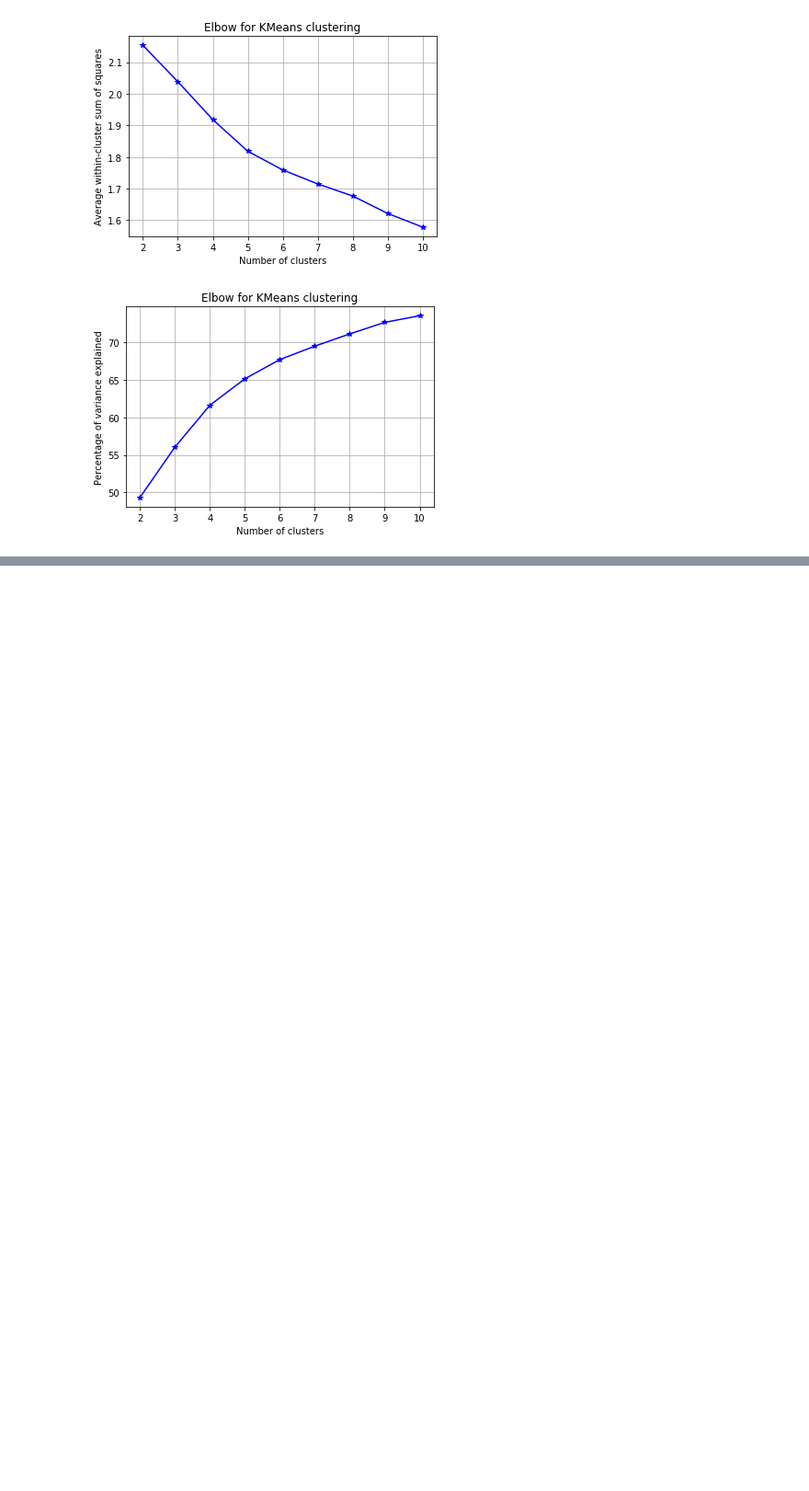
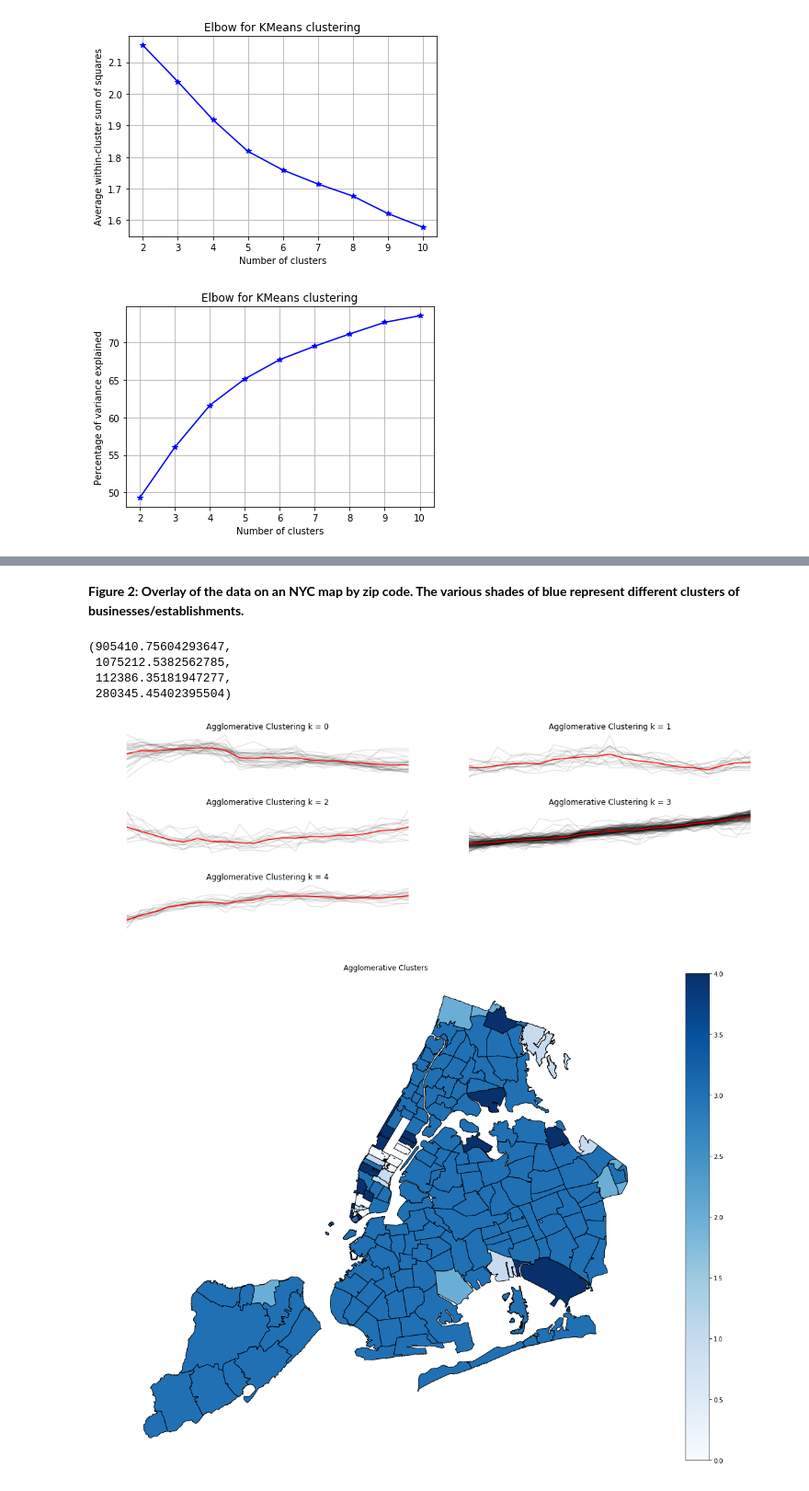
Before and after one commit to charlie-moffett/PUI2017_cm4698, a Jupyter notebook: HW11_cm4698/Assignment1_cm4698.ipynb, the cells around one changed output, grey strips where cells are left out. Shown: that part at 92% size. Saved outputs shown, nothing was run; the diff lists cells and outputs as text; code cells hidden in the pictures; blank space fills up the shorter version.

```diff
--- a/HW11_cm4698/Assignment1_cm4698.ipynb
+++ b/HW11_cm4698/Assignment1_cm4698.ipynb
@@ -191,0 +269,30 @@ For n_clusters = 10 The average silhouette_score is : 0.150430762634
+# %% [markdown]
+__Figure 2: Overlay of the data on an NYC map by zip code. The various shades of blue represent different clusters of businesses/establishments.__
+# %%
+# 6. Compare the results of the 2 algorithms
+
+fig = pl.figure(figsize=(15,5))
+
+for k in range(n):
+    ax = fig.add_subplot(3,2,k+1)
+    cluster = df_stan[df_stan['AGCLABEL'] == k]
+    ax.plot(cluster.iloc[:,:-2].T, c='k', alpha=0.1)
+    ax.plot(cluster.iloc[:,:-2].mean(), c='r')
+    ax.set_title("Agglomerative Clustering k = {}".format(str(k)))
+    ax.axis('off')
+
+pl.tight_layout()
+
+fig2 = pl.figure(figsize=(20,15))
+ax2 = fig2.add_subplot(111)
+
+geo_cluster.plot(ax=ax2, column='AGCLABEL', cmap='Blues', edgecolor='k', lw=1, legend=True)
+ax2.set_title('Agglomerative Clusters')
+ax2.axis('off')
+# %% [output]
+(905410.75604293647,
+ 1075212.5382562785,
+ 112386.35181947277,
+ 280345.45402395504)
+[figure, added]
+[figure, added]
```
Also changed, not shown: parts of 9 cells of this notebook.
